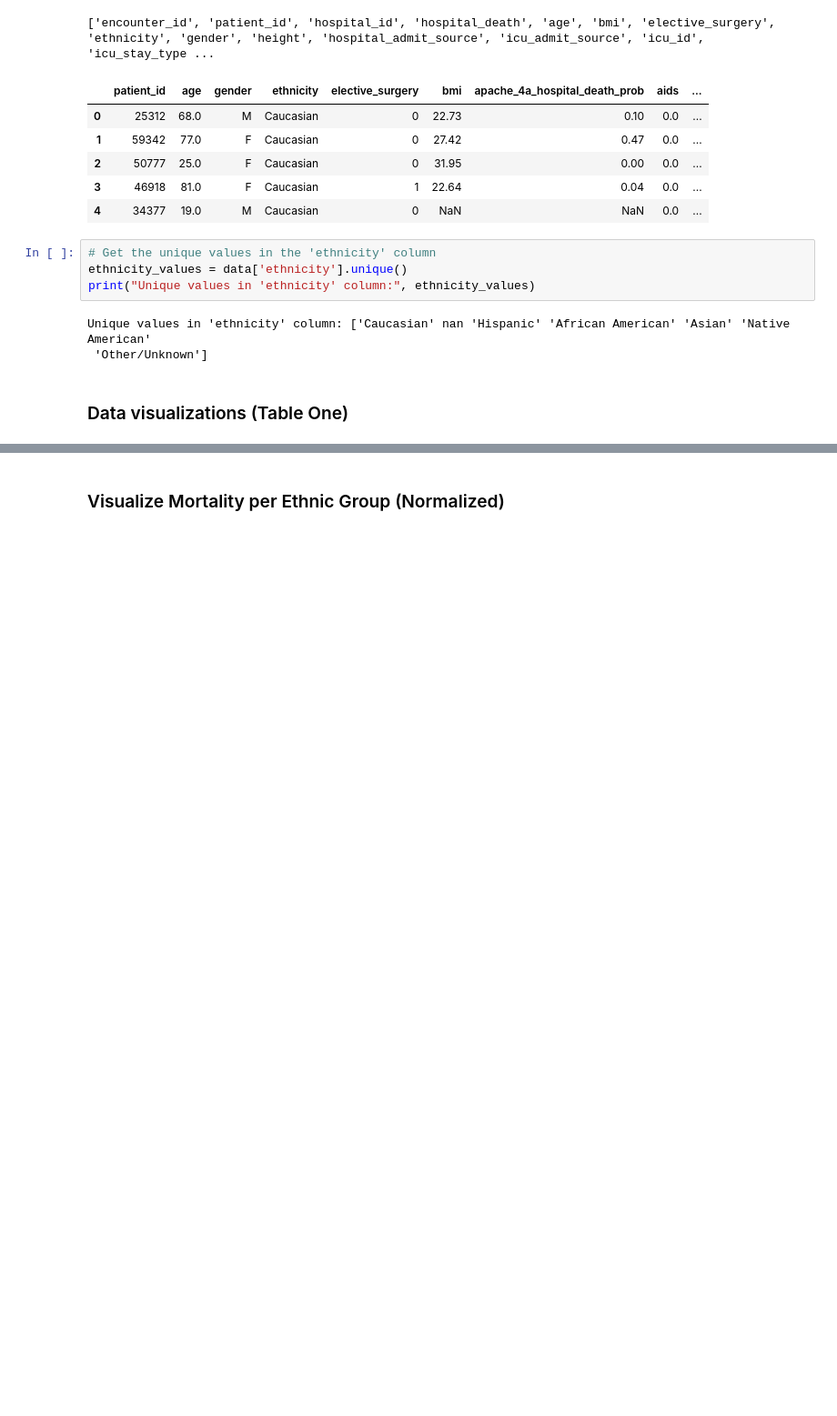
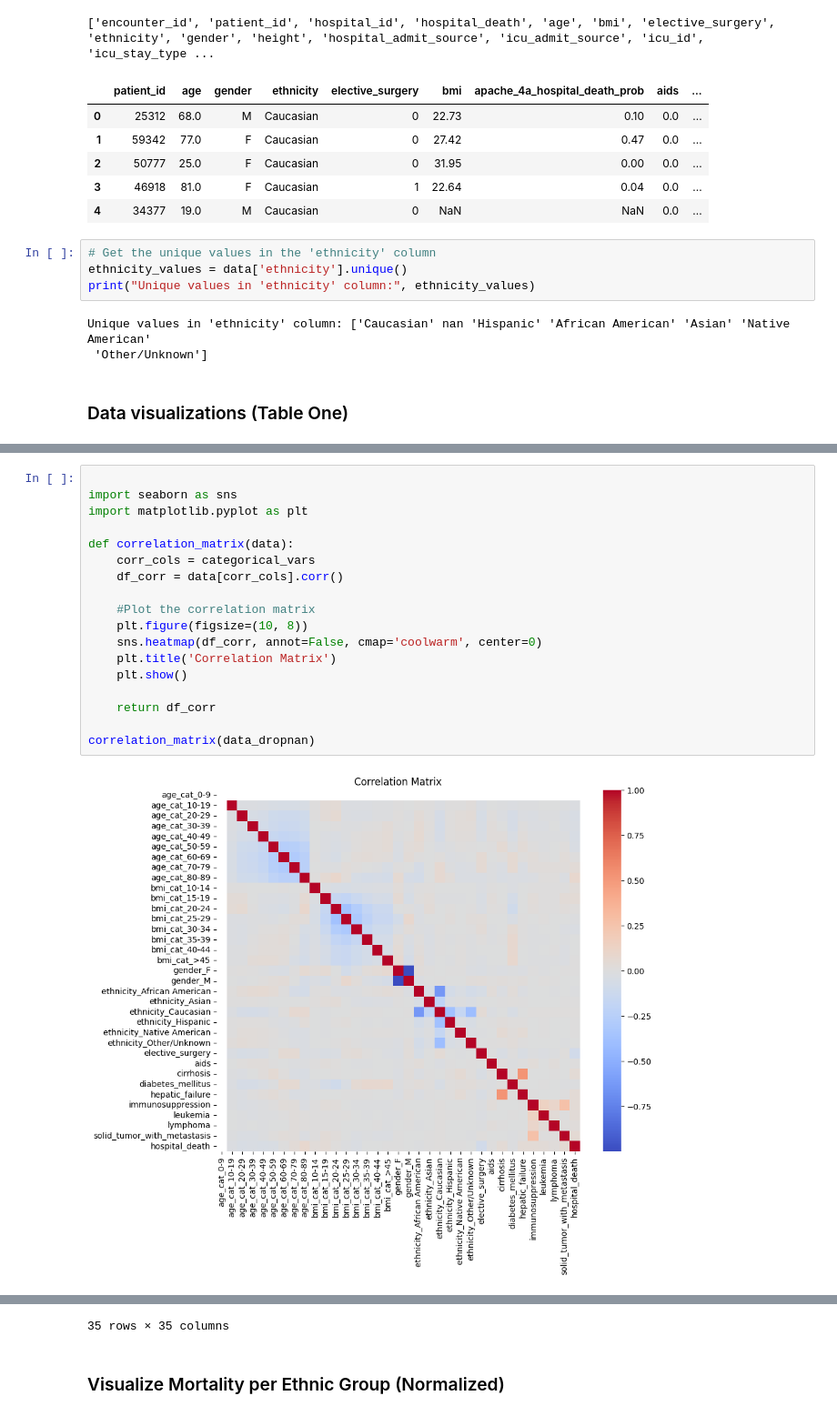
Before and after one commit to Mackenzie-Meni/UF-biasathon-workshop2025, a Jupyter notebook: 4_generate_model_card.ipynb, the cells around one changed output, grey strips where cells are left out. Shown: that part at 91% size. Saved outputs shown, nothing was run; the diff lists cells and outputs as text; blank space fills up the shorter version.

```diff
--- a/4_generate_model_card.ipynb
+++ b/4_generate_model_card.ipynb
@@ -248,0 +299,20 @@ table1
+# %%
+
+import seaborn as sns
+import matplotlib.pyplot as plt
+
+def correlation_matrix(data):
+    corr_cols = categorical_vars
+    df_corr = data[corr_cols].corr()
+
+    #Plot the correlation matrix
+    plt.figure(figsize=(10, 8))
+    sns.heatmap(df_corr, annot=False, cmap='coolwarm', center=0)
+    plt.title('Correlation Matrix')
+    plt.show()
+
+    return df_corr
+
+correlation_matrix(data_dropnan)
+# %% [output]
+[figure, added]
@@ -249,3 +336,4 @@ table1
+35 rows × 35 columns
 # %% [markdown]
 ### Visualize Mortality per Ethnic Group (Normalized)
 # %%
```
Also changed, not shown: parts of 18 cells of this notebook.
